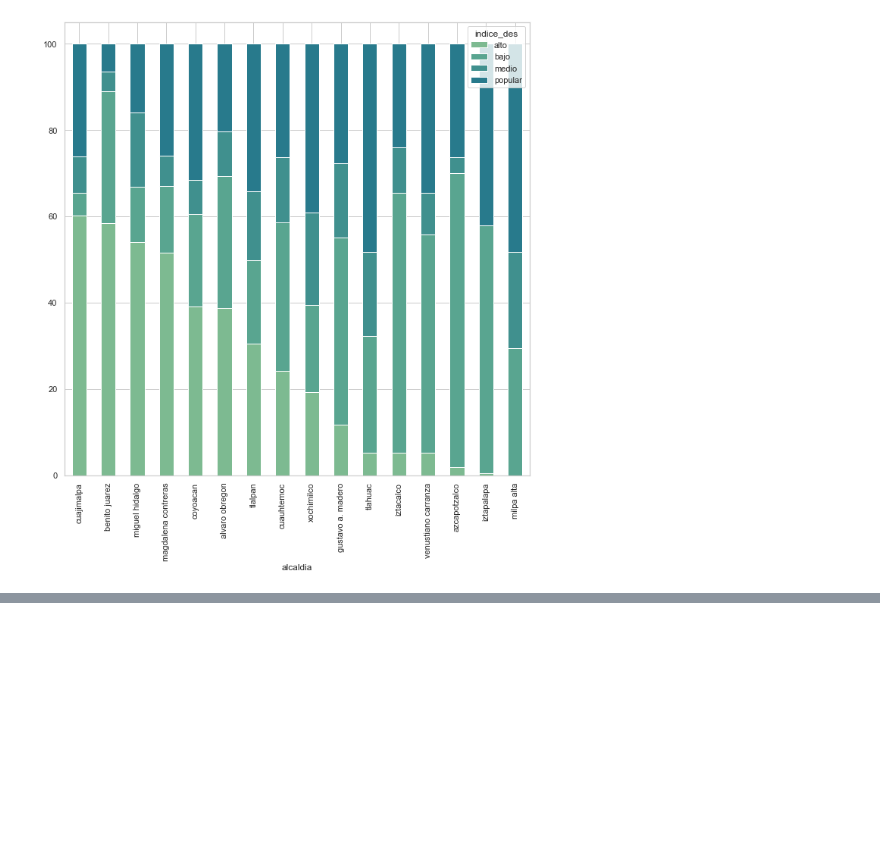
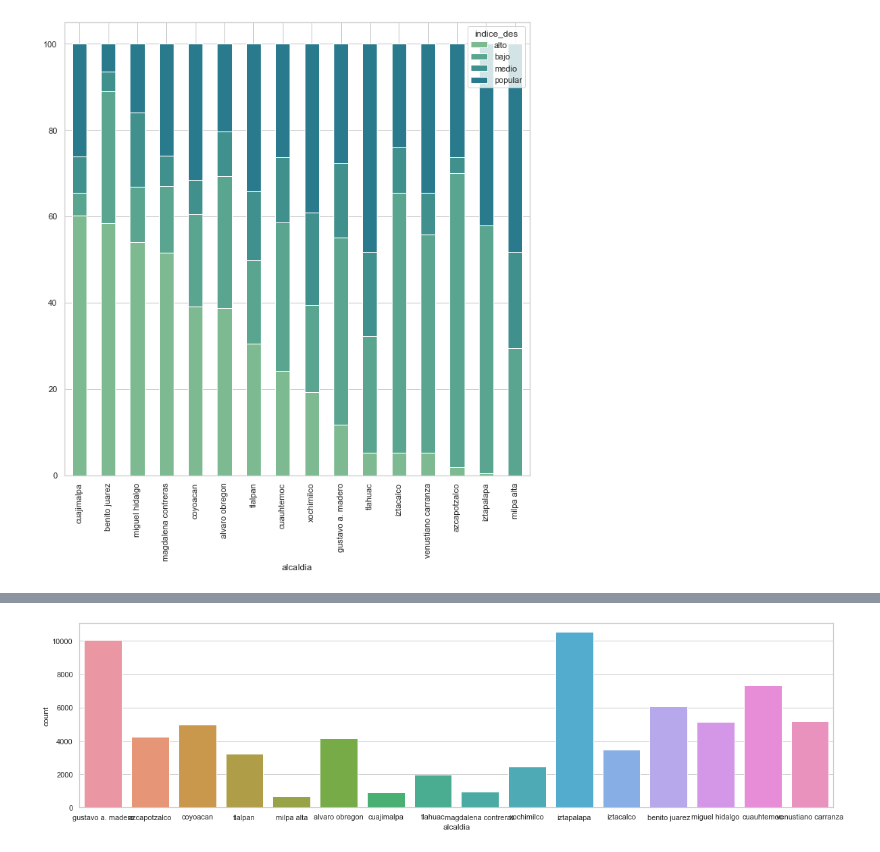
Before and after one commit to ElenaVillano/eda_geda_conagua, a Jupyter notebook: Ele_graphics.ipynb, the cells around one changed output, grey strips where cells are left out. Drawn from its saved outputs; the diff is of its cells as text; code cells hidden in the pictures; blank space fills up the shorter version.

```diff
--- a/Ele_graphics.ipynb
+++ b/Ele_graphics.ipynb
@@ -198,0 +234,5 @@ plt3=ind_alcaldia_prom.plot(kind='bar',stacked=True)
+# %%
+plt.figure(figsize=(20,5))
+chart = sns.countplot(x=df['alcaldia'])
+# %% [output]
+[figure, added]
```
Also changed, not shown: parts of 15 cells of this notebook.
